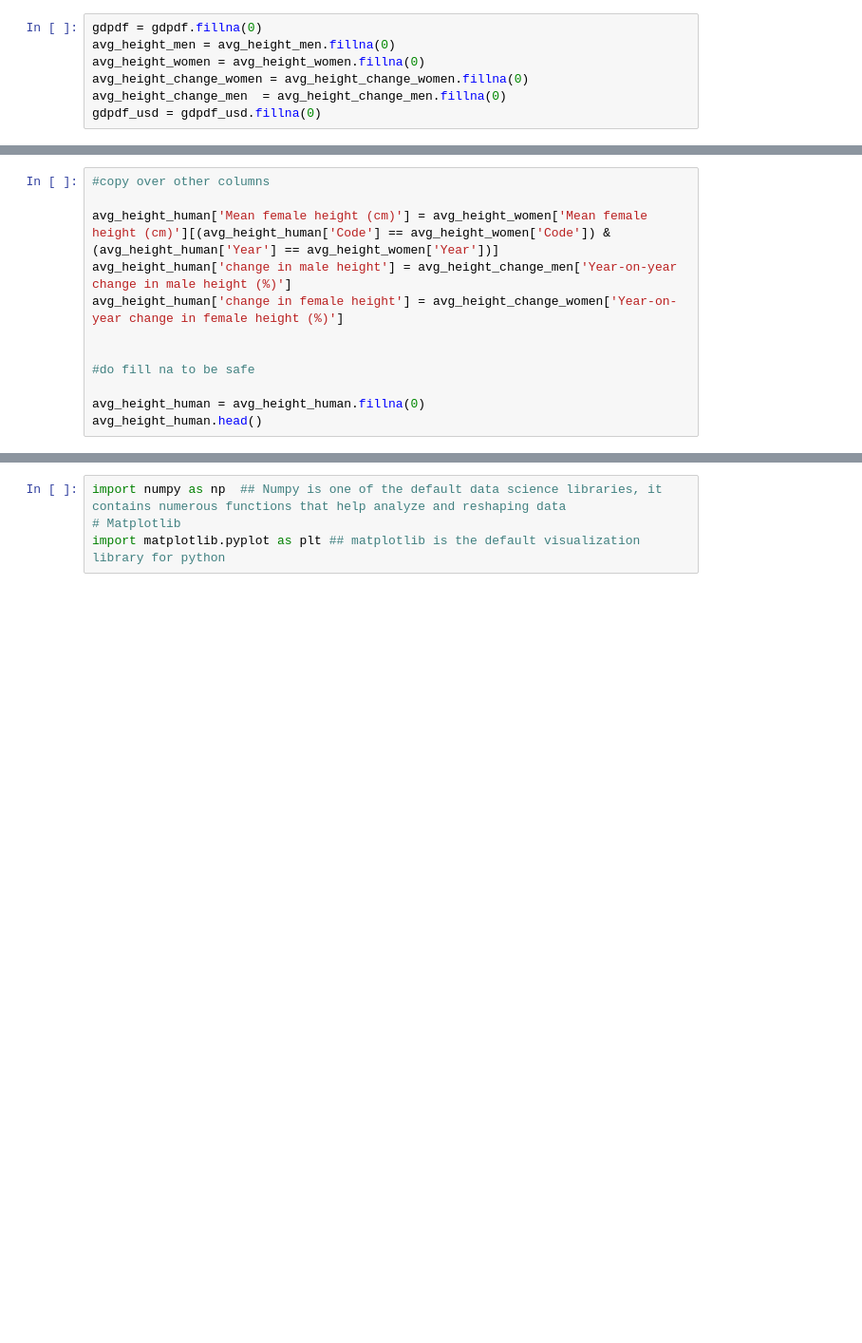
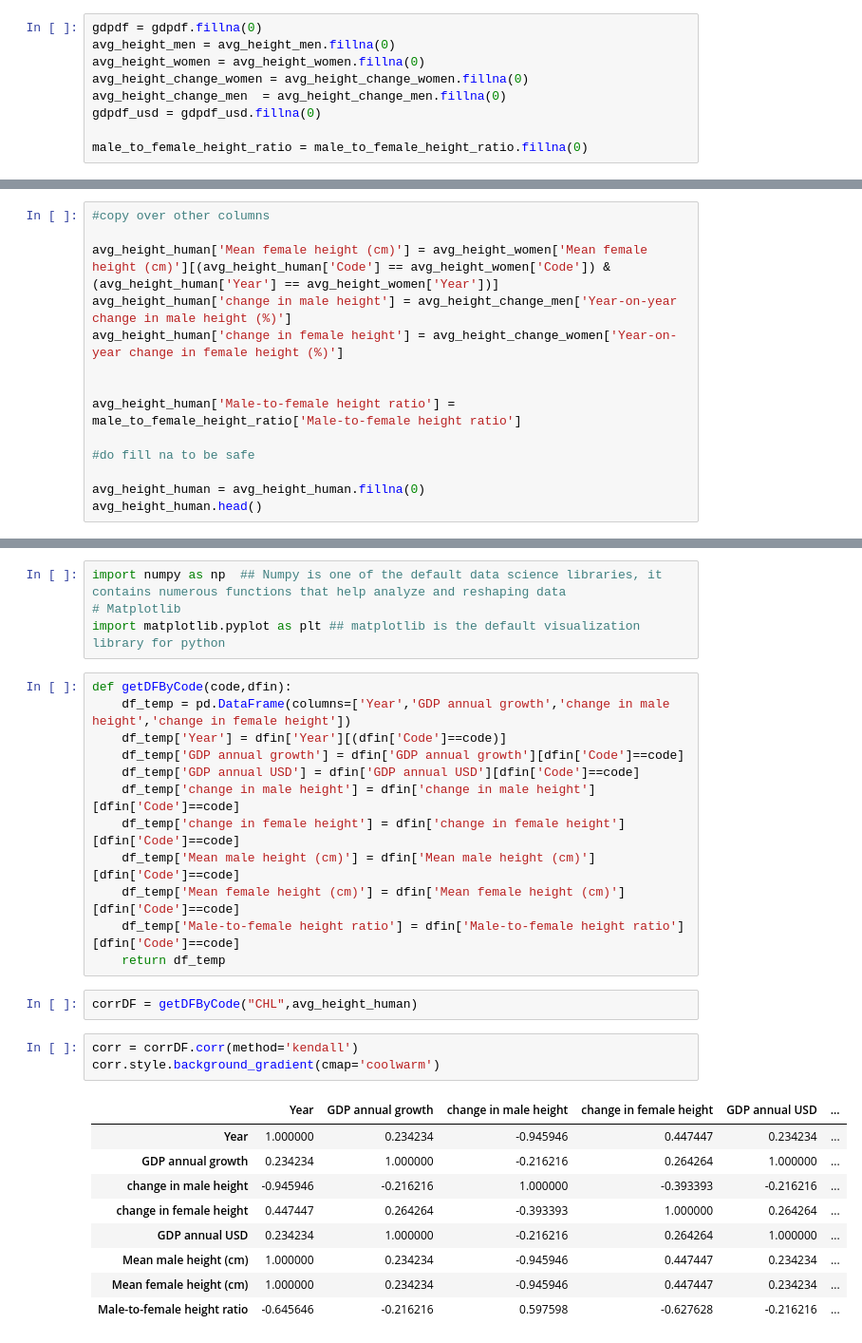
Before and after one commit to boardkeystown/CIS568Projcet, a Jupyter notebook: jupyter/workbook2.ipynb, the cells around one changed output, grey strips where cells are left out. Shown at 95% size. Cells and saved outputs as stored; diff of their text form; blank space fills up the shorter version.

```diff
--- a/jupyter/workbook2.ipynb
+++ b/jupyter/workbook2.ipynb
@@ -26,6 +38,8 @@ avg_height_women = avg_height_women.fillna(0)
 avg_height_change_women = avg_height_change_women.fillna(0)
 avg_height_change_men  = avg_height_change_men.fillna(0)
 gdpdf_usd = gdpdf_usd.fillna(0)
+
+male_to_female_height_ratio = male_to_female_height_ratio.fillna(0)
 # %% [markdown]
 # Get Data We Want To Use Into Single Dataframe
 # %%
@@ -48,6 +62,8 @@ avg_height_human['change in male height'] = avg_height_change_men['Year-on-year
 avg_height_human['change in female height'] = avg_height_change_women['Year-on-year change in female height (%)']
 
 
+avg_height_human['Male-to-female height ratio'] = male_to_female_height_ratio['Male-to-female height ratio']
+
 #do fill na to be safe
 
 avg_height_human = avg_height_human.fillna(0)
@@ -314,3 +357,30 @@ avg_height_human.to_csv('./avg_height_human_country_gdp.csv', index=False)
 import numpy as np  ## Numpy is one of the default data science libraries, it contains numerous functions that help analyze and reshaping data
 # Matplotlib
 import matplotlib.pyplot as plt ## matplotlib is the default visualization library for python
+# %%
+def getDFByCode(code,dfin):
+    df_temp = pd.DataFrame(columns=['Year','GDP annual growth','change in male height','change in female height'])
+    df_temp['Year'] = dfin['Year'][(dfin['Code']==code)]
+    df_temp['GDP annual growth'] = dfin['GDP annual growth'][dfin['Code']==code]
+    df_temp['GDP annual USD'] = dfin['GDP annual USD'][dfin['Code']==code]
+    df_temp['change in male height'] = dfin['change in male height'][dfin['Code']==code]
+    df_temp['change in female height'] = dfin['change in female height'][dfin['Code']==code]
+    df_temp['Mean male height (cm)'] = dfin['Mean male height (cm)'][dfin['Code']==code]
+    df_temp['Mean female height (cm)'] = dfin['Mean female height (cm)'][dfin['Code']==code]
+    df_temp['Male-to-female height ratio'] = dfin['Male-to-female height ratio'][dfin['Code']==code]
+    return df_temp
+# %%
+corrDF = getDFByCode("CHL",avg_height_human)
+# %%
+corr = corrDF.corr(method='kendall')
+corr.style.background_gradient(cmap='coolwarm')
+# %% [output]
+|  | Year | GDP annual growth | change in male height | change in female height | GDP annual USD | ... |
+| Year | 1.000000 | 0.234234 | -0.945946 | 0.447447 | 0.234234 | ... |
+| GDP annual growth | 0.234234 | 1.000000 | -0.216216 | 0.264264 | 1.000000 | ... |
+| change in male height | -0.945946 | -0.216216 | 1.000000 | -0.393393 | -0.216216 | ... |
+| change in female height | 0.447447 | 0.264264 | -0.393393 | 1.000000 | 0.264264 | ... |
+| GDP annual USD | 0.234234 | 1.000000 | -0.216216 | 0.264264 | 1.000000 | ... |
+| Mean male height (cm) | 1.000000 | 0.234234 | -0.945946 | 0.447447 | 0.234234 | ... |
+| Mean female height (cm) | 1.000000 | 0.234234 | -0.945946 | 0.447447 | 0.234234 | ... |
+| Male-to-female height ratio | -0.645646 | -0.216216 | 0.597598 | -0.627628 | -0.216216 | ... |
```
Also changed, not shown: parts of 9 cells of this notebook, 3 other files.
